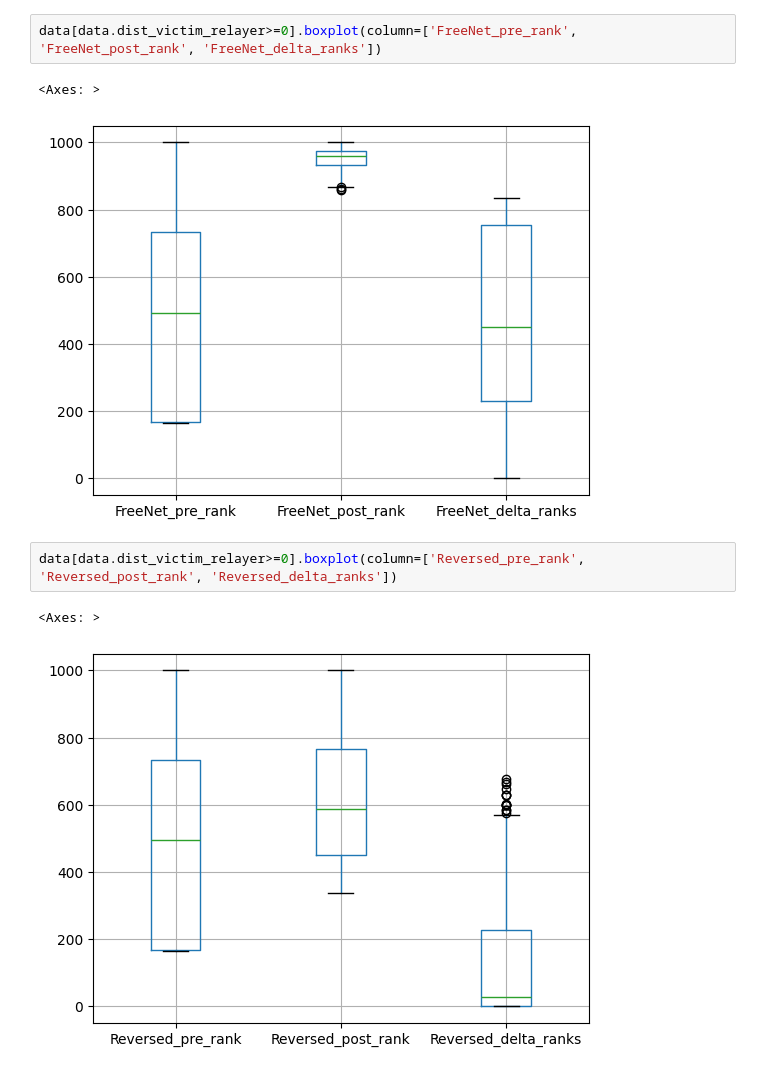
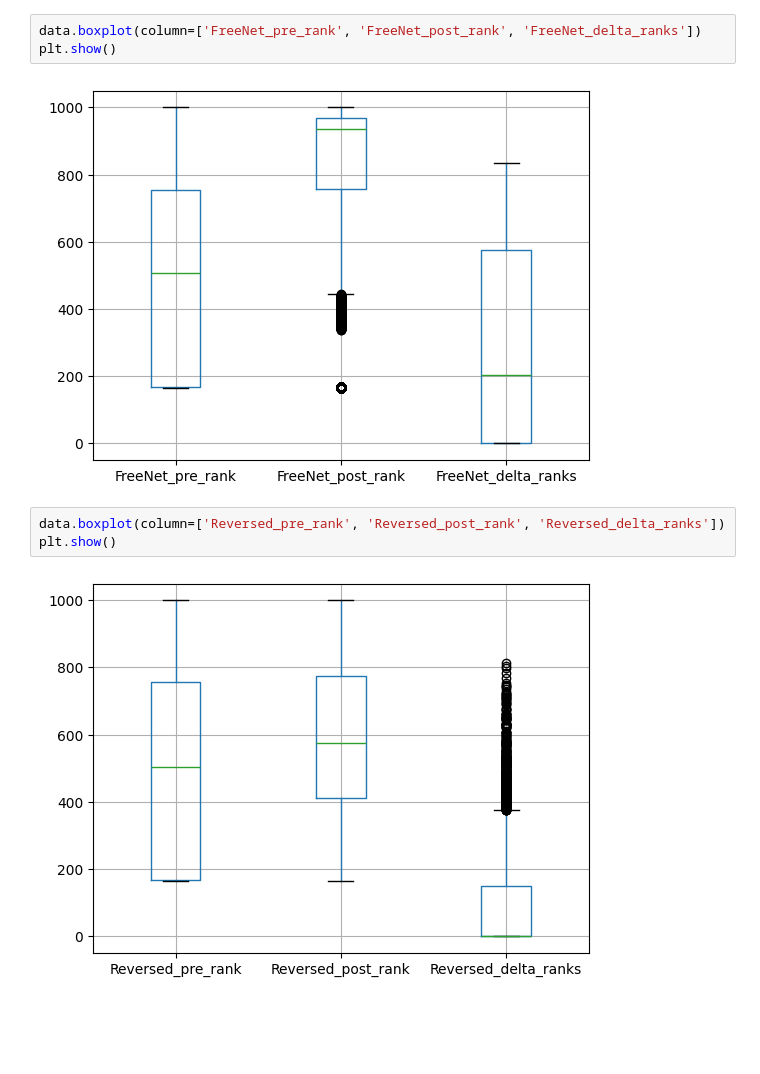
Before and after one commit to Poutchy/temp, a Jupyter notebook: bsampling.ipynb, the cells around one changed output. Drawn from its saved outputs; the diff is of its cells as text; blank space fills up the shorter version.

Commit message:
re creation of proper visual graphs

```diff
--- a/bsampling.ipynb
+++ b/bsampling.ipynb
@@ -32,13 +31,13 @@ bdata/computation1.csv
 5 rows × 22 columns
 # %%
-data[data.dist_victim_relayer>=0].boxplot(column=['FreeNet_pre_rank', 'FreeNet_post_rank', 'FreeNet_delta_ranks'])
+data.boxplot(column=['FreeNet_pre_rank', 'FreeNet_post_rank', 'FreeNet_delta_ranks'])
+plt.show()
 # %% [output]
-<Axes: >
-[figure, old version]
+[figure, new version]
 # %%
-data[data.dist_victim_relayer>=0].boxplot(column=['Reversed_pre_rank', 'Reversed_post_rank', 'Reversed_delta_ranks'])
+data.boxplot(column=['Reversed_pre_rank', 'Reversed_post_rank', 'Reversed_delta_ranks'])
+plt.show()
 # %% [output]
-<Axes: >
-[figure, old version]
+[figure, new version]
 # %%
 data[data.dist_victim_relayer>=0].boxplot(column=['Random_pre_rank', 'Random_post_rank', 'Random_delta_ranks'])
```
Also changed, not shown: parts of 5 cells of this notebook, 1 other file.
